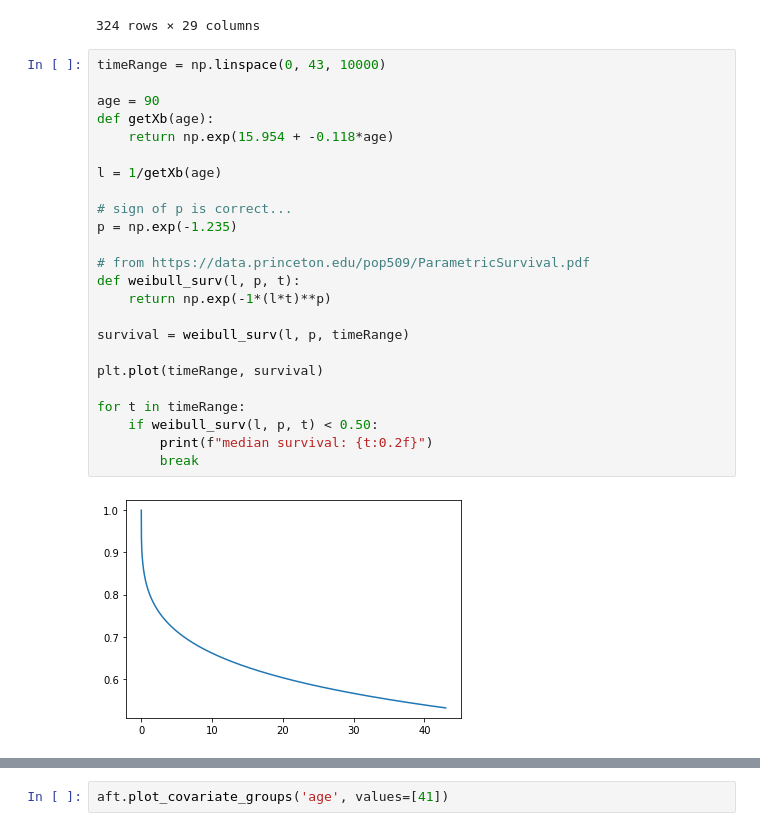
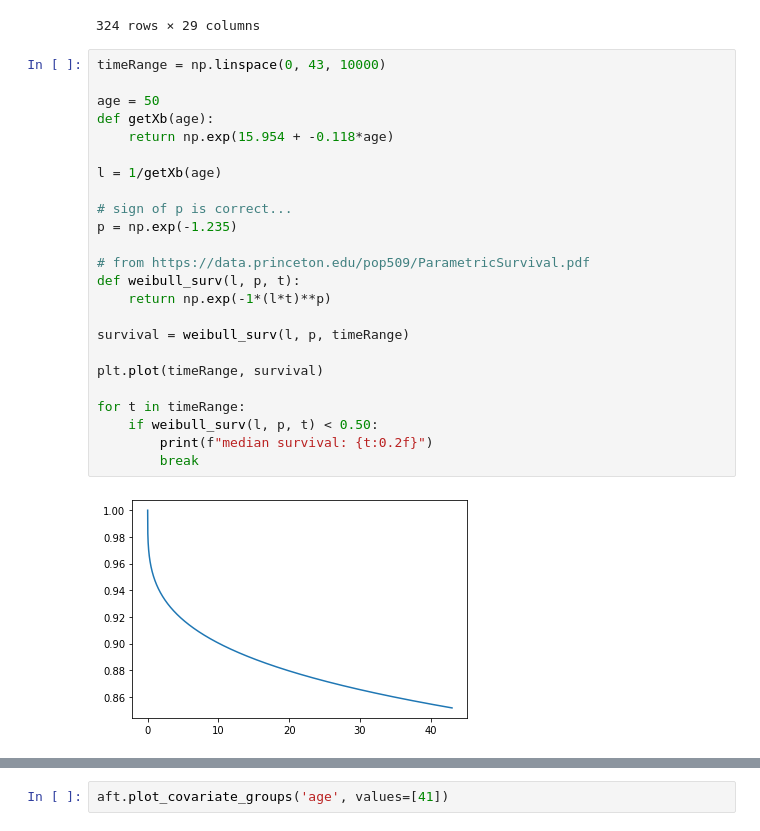
Before and after one commit to jburke5/edCovidRiskPrediction, a Jupyter notebook: testSurvivalModel.ipynb, the cells around one changed output, grey strips where cells are left out. Drawn from its saved outputs; the diff is of its cells as text.

Commit message:
adding survival figure

```diff
--- a/testSurvivalModel.ipynb
+++ b/testSurvivalModel.ipynb
@@ -286,26 +286,26 @@ modelData
 # %%
 timeRange = np.linspace(0, 43, 10000)
 
-age = 90
+age = 50
 def getXb(age):
     return np.exp(15.954 + -0.118*age)
 
 l = 1/getXb(age)
 
 # sign of p is correct...
 p = np.exp(-1.235)
 
 # from https://data.princeton.edu/pop509/ParametricSurvival.pdf
 def weibull_surv(l, p, t):
     return np.exp(-1*(l*t)**p)
 
 survival = weibull_surv(l, p, timeRange)
 
 plt.plot(timeRange, survival)
 
 for t in timeRange:
     if weibull_surv(l, p, t) < 0.50:
         print(f"median survival: {t:0.2f}")
         break
 # %% [output]
-[figure, old version]
+[figure, new version]
```
Also changed, not shown: parts of 3 cells of this notebook, 11 other files.
